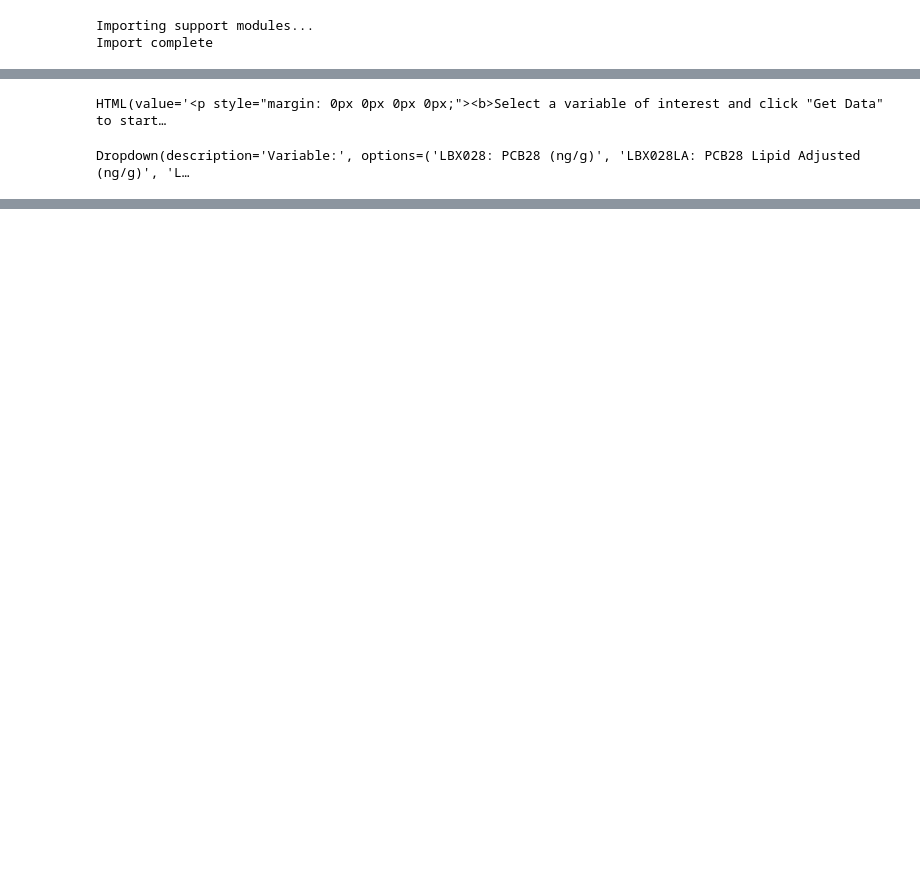
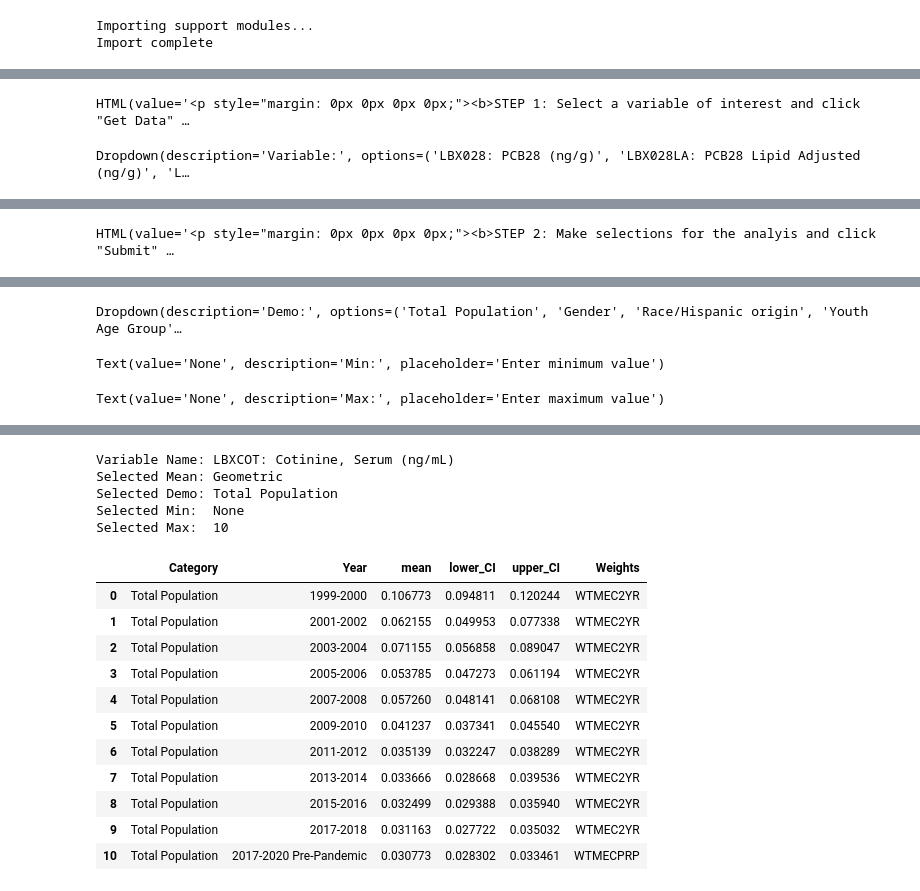
Before and after one commit to kevintcaron/nhanes-reimagined, a Jupyter notebook: nhanes-reimagined.ipynb, the cells around one changed output, grey strips where cells are left out. Drawn from its saved outputs; the diff is of its cells as text; code cells hidden in the pictures; blank space fills up the shorter version.

```diff
--- a/nhanes-reimagined.ipynb
+++ b/nhanes-reimagined.ipynb
@@ -403,10 +422,13 @@ domains = ['Total Population', 'Gender', 'Race/Hispanic origin', 'Youth Age Grou
 
 
 # Create widgets
-instructions = widgets.HTML('<p style="margin: 0px 0px 0px 0px;"><b>Select a variable of interest and click "Get Data" to start.<b></p>')
-instructions2 = widgets.HTML('<p style="margin: 0px 0px 0px 0px;"><b>Make your selections and click "Submit" to get results.<b></p>')
+instructions = widgets.HTML('<p style="margin: 0px 0px 0px 0px;"><b>STEP 1: Select a variable of interest and click "Get Data" to start.<b></p>')
+instructions2 = widgets.HTML('<p style="margin: 0px 0px 0px 0px;"><b>STEP 2: Make selections for the analyis and click "Submit" to get results. Note: Max and Min should be "None" unless you want to specify a numeric cutpoint    (e.g. for Serum Cotinine in Nonsmokers set Min=None, Max=10).<b></p>')
+
 variable_dropdown = widgets.Dropdown(options=unique_variables, description='Variable:')
 submit_button = widgets.Button(description='Get Data')
+min_textbox = widgets.Text(value='None', description='Min:', placeholder='Enter minimum value')
+max_textbox = widgets.Text(value='None', description='Max:', placeholder='Enter maximum value')
 
 output = widgets.Output()
 
@@ -425,27 +447,33 @@ def get_data(button):
 
     new_dropdown2 = widgets.Dropdown(
         options=domains,
-        description="Domain:",
+        description="Demo:",
     )
 
     submit_button = widgets.Button(description="Submit")
 
     def submit(b):
+        print(f"Variable Name: {selected_variable}")
         selected_mean = new_dropdown1.value
-        print(f"Selected Mean:   {selected_mean}")
+        print(f"Selected Mean: {selected_mean}")
         selected_domain = new_dropdown2.value
-        print(f"Selected Domain: {selected_domain}")
-        print()
+        print(f"Selected Demo: {selected_domain}")
+        selected_min = min_textbox.value
+        print(f"Selected Min:  {selected_min}")
+        selected_max = max_textbox.value
+        print(f"Selected Max:  {selected_max}")
         df_means = get_means(multi_yr_df,
                              var,
                              selected_mean,
                              domain=selected_domain,
-                             max_value='None')
+                             max_value=selected_max,
+                             min_value=selected_min)
         display(df_means)
+        print()
 
     submit_button.on_click(submit)
     display(instructions2)
-    display(new_dropdown1, new_dropdown2, submit_button)
+    display(new_dropdown1, new_dropdown2, min_textbox, max_textbox, submit_button)
 
 # Create a dropdown with 3 variables
 variable_dropdown = widgets.Dropdown(
@@ -463,6 +491,6 @@ display(variable_dropdown, get_data_button)
 # %% [output]
 [interactive output not drawn]
 [interactive output not drawn]
-HTML(value='<p style="margin: 0px 0px 0px 0px;"><b>Select a variable of interest and click "Get Data" to start…
+HTML(value='<p style="margin: 0px 0px 0px 0px;"><b>STEP 1: Select a variable of interest and click "Get Data" …
 Dropdown(description='Variable:', options=('LBX028: PCB28 (ng/g)', 'LBX028LA: PCB28 Lipid Adjusted (ng/g)', 'L…
 [interactive output not drawn]
@@ -468,0 +511 @@ Dropdown(description='Variable:', options=('LBX028: PCB28 (ng/g)', 'LBX028LA: PC
+HTML(value='<p style="margin: 0px 0px 0px 0px;"><b>STEP 2: Make selections for the analyis and click "Submit" …
@@ -468,0 +513,3 @@ Dropdown(description='Variable:', options=('LBX028: PCB28 (ng/g)', 'LBX028LA: PC
+Dropdown(description='Demo:', options=('Total Population', 'Gender', 'Race/Hispanic origin', 'Youth Age Group'…
+Text(value='None', description='Min:', placeholder='Enter minimum value')
+Text(value='None', description='Max:', placeholder='Enter maximum value')
@@ -469,3 +517,20 @@ Dropdown(description='Variable:', options=('LBX028: PCB28 (ng/g)', 'LBX028LA: PC
+Variable Name: LBXCOT: Cotinine, Serum (ng/mL)
+Selected Mean: Geometric
+Selected Demo: Total Population
+Selected Min:  None
+Selected Max:  10
+|  | Category | Year | mean | lower_CI | upper_CI | Weights |
+| 0 | Total Population | 1999-2000 | 0.106773 | 0.094811 | 0.120244 | WTMEC2YR |
+| 1 | Total Population | 2001-2002 | 0.062155 | 0.049953 | 0.077338 | WTMEC2YR |
+| 2 | Total Population | 2003-2004 | 0.071155 | 0.056858 | 0.089047 | WTMEC2YR |
+| 3 | Total Population | 2005-2006 | 0.053785 | 0.047273 | 0.061194 | WTMEC2YR |
+| 4 | Total Population | 2007-2008 | 0.057260 | 0.048141 | 0.068108 | WTMEC2YR |
+| 5 | Total Population | 2009-2010 | 0.041237 | 0.037341 | 0.045540 | WTMEC2YR |
+| 6 | Total Population | 2011-2012 | 0.035139 | 0.032247 | 0.038289 | WTMEC2YR |
+| 7 | Total Population | 2013-2014 | 0.033666 | 0.028668 | 0.039536 | WTMEC2YR |
+| 8 | Total Population | 2015-2016 | 0.032499 | 0.029388 | 0.035940 | WTMEC2YR |
+| 9 | Total Population | 2017-2018 | 0.031163 | 0.027722 | 0.035032 | WTMEC2YR |
+| 10 | Total Population | 2017-2020 Pre-Pandemic | 0.030773 | 0.028302 | 0.033461 | WTMECPRP |
 # %%
 # var_df = create_variable_df('LBXCOT', df_all)
 # %%
```
Also changed, not shown: parts of 7 cells of this notebook.
